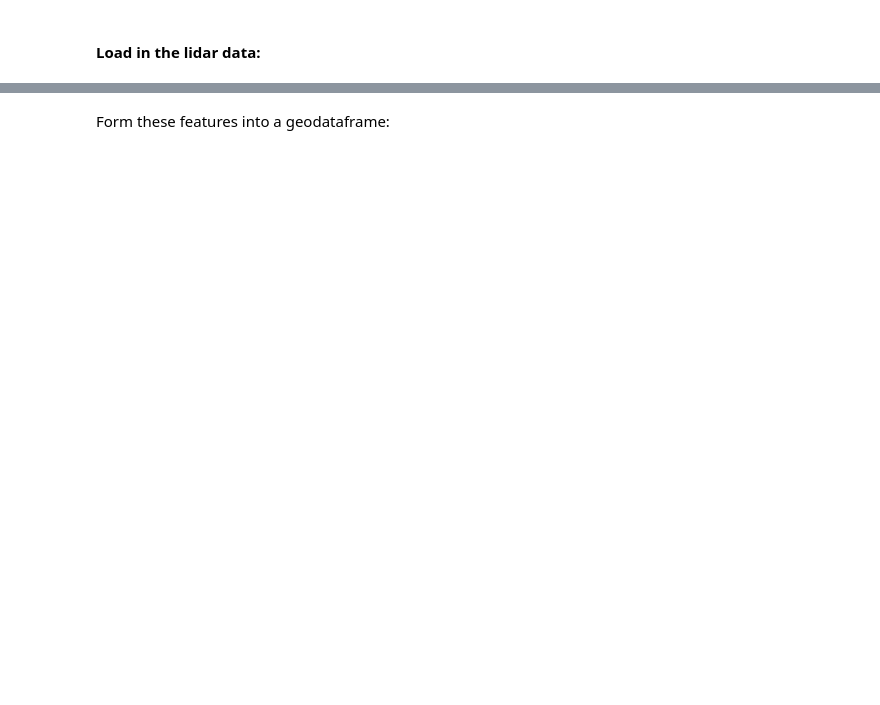
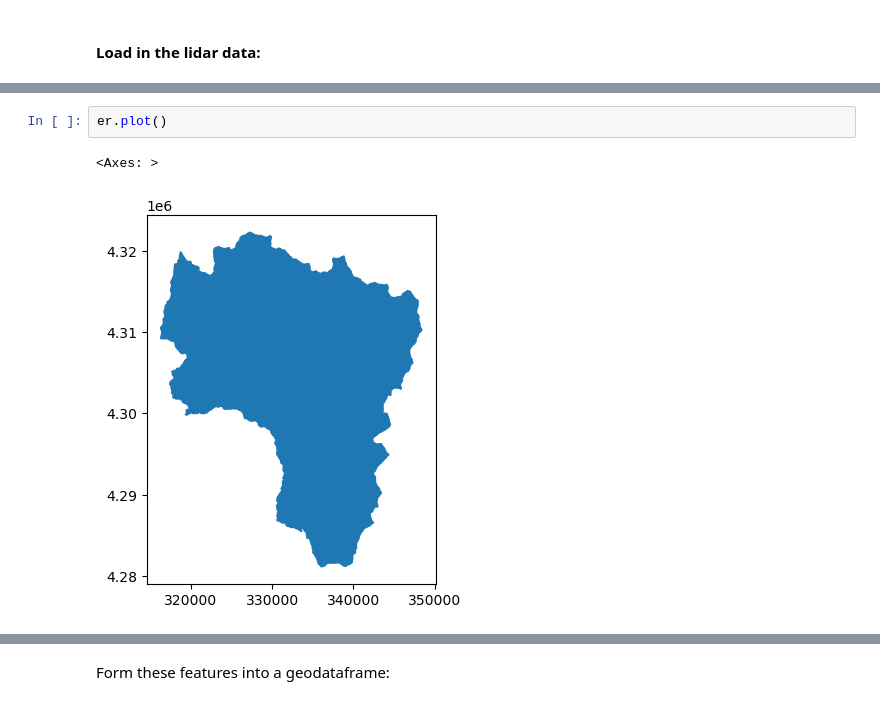
Before and after one commit to bessoh2/correlated-domains, a Jupyter notebook: notebooks/create_lidar_polygon_eastriver.ipynb, the cells around one changed output, grey strips where cells are left out. Saved outputs shown, nothing was run; the diff lists cells and outputs as text; blank space fills up the shorter version.

```diff
--- a/notebooks/create_lidar_polygon_eastriver.ipynb
+++ b/notebooks/create_lidar_polygon_eastriver.ipynb
@@ -57,0 +58,5 @@ lidar_feat_list.extend([{'properties':{'fn':lidar_fn, 'date':'2019'}, 'geometry'
+# %%
+er.plot()
+# %% [output]
+<Axes: >
+[figure, added]
```
Also changed, not shown: parts of 42 cells of this notebook, 3 other files.
